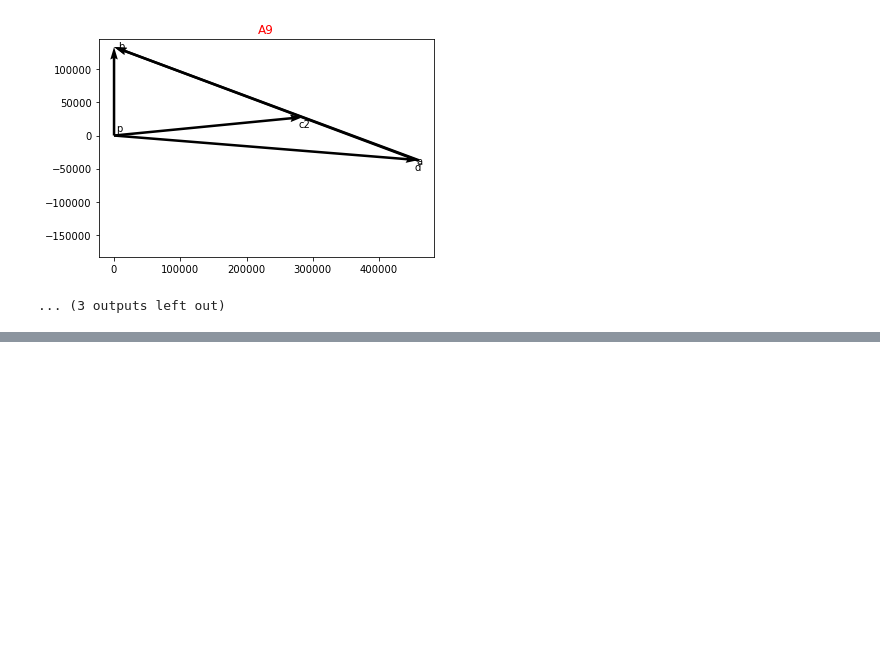
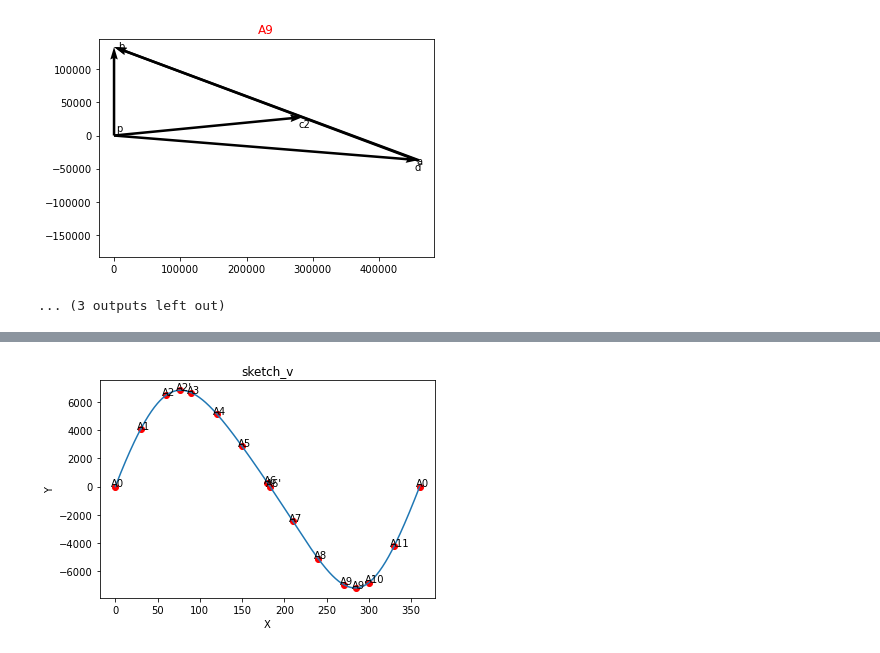
Before and after one commit to dzylikecode/SCUT_3_Principles-of-Mechanism, a Jupyter notebook: experiment/code/simple.ipynb, the cells around one changed output, grey strips where cells are left out. Drawn from its saved outputs; the diff is of its cells as text; code cells hidden in the pictures; blank space fills up the shorter version.

```diff
--- a/experiment/code/simple.ipynb
+++ b/experiment/code/simple.ipynb
@@ -412,0 +421,5 @@ for vel in vel_list:
+# %%
+B_vel_list = [vel.v_OB.imag for vel in vel_list]
+graphic.draw_sketch_v(angle_list, B_vel_list, 'sketch_v')
+# %% [output]
+[figure, added]
```
Also changed, not shown: parts of 4 cells of this notebook, 3 other files.
